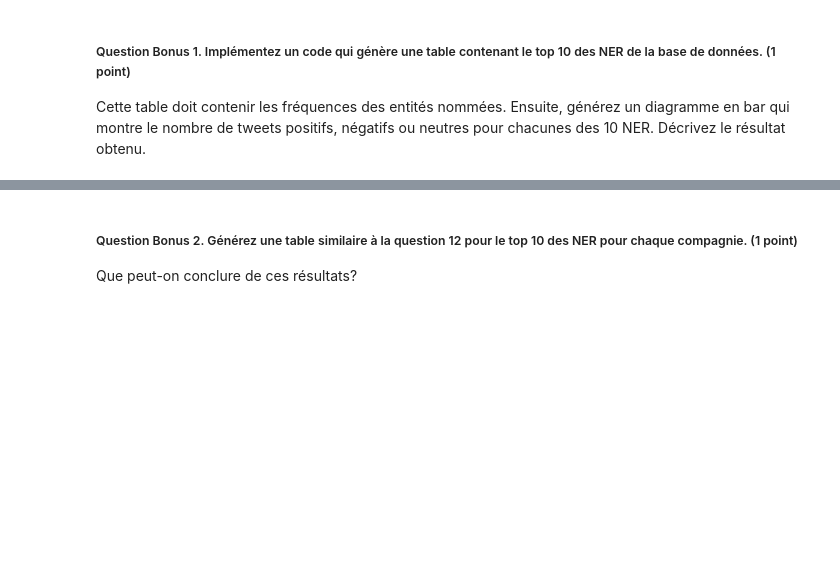
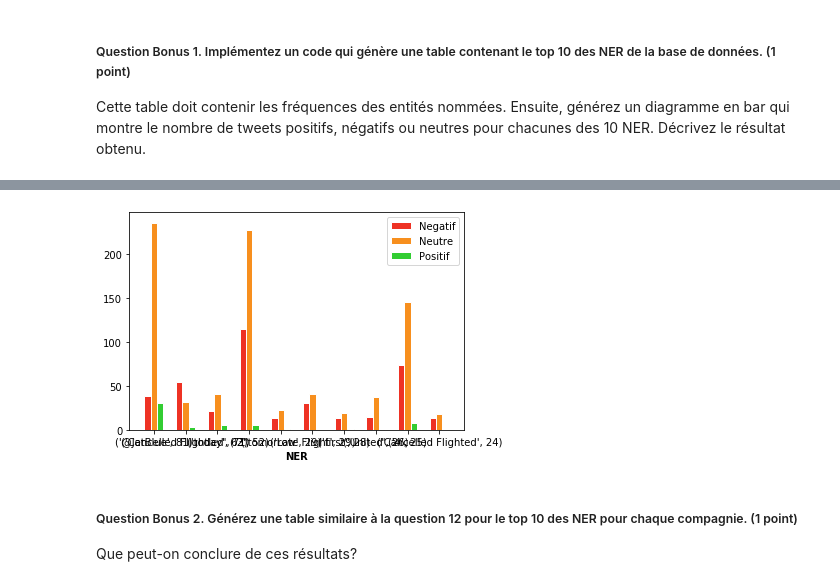
Before and after one commit to Isdriai/INF8111---Fouille-de-donn-es, a Jupyter notebook: 1TP/TP1_INF8111_2019.ipynb, the cells around one changed output, grey strips where cells are left out. Drawn from its saved outputs; the diff is of its cells as text; code cells hidden in the pictures; blank space fills up the shorter version.

```diff
--- a/1TP/TP1_INF8111_2019.ipynb
+++ b/1TP/TP1_INF8111_2019.ipynb
@@ -1007,9 +1016,8 @@ import nltk
 
 
 #before using pos_tag function, you have to tokenize the sentence.
-s = ['I', 'am',  'white', '!']
+s = ['The', 'cat', 'is',  'white', '!']
 r=nltk.pos_tag(s,tagset='universal')
-r[0][1]
 # %% [markdown]
 ##### Question 12. Implémentez un code qui collecte les 10 termes les plus fréquents pour chaque compagnie aérienne. (2 Pts)
 
@@ -1111,0 +1140,95 @@ def NER_DB(tweets):
+# %%
+import spacy
+
+nlp = spacy.load("en_core_web_sm")
+
+a= ["@virgin I hate you Apple","@aircanada offers tickets U.K. for @ladygaga concerts",
+    "@virgin is cooperating with @airamerica on an incident on the boeing 747",
+    "Apple is looking at buying U.K. startup for $1 billion"]
+
+list_NER10={}
+def analyze_NER(a):
+
+
+
+    list_NER={}
+    list_NER_occ={}
+    results=[]
+    i=0
+
+
+    for tweet in a:
+
+        tokens = nlp(tweet)
+        NER=tokens.ents
+        #print(NER)
+        for ner in NER:
+            ner=str(ner)
+            if(ner!="#"):
+                if ner in list_NER_occ:
+                    list_NER_occ[ner]=list_NER_occ[ner]+1
+                else:
+                    list_NER_occ[ner]=1
+    #print(list_NER_occ)
+    import operator
+    sorted_dictionary = sorted(list_NER_occ.items(), key=operator.itemgetter(1),reverse=True)
+    #print(sorted_dictionary[1][0])
+    return(sorted_dictionary[:10])
+
+
+
+#analyze_NER(train_X)
+
+#print(len(analyze_account(train_X)))
+#https://chrisalbon.com/python/data_visualization/matplotlib_grouped_bar_plot/
+res=analyze_NER(test_X)
+print(res)
+
+result_test=extract_sentiment()
+
+#print(result_test)
+Negatif=[0]*10
+Neutre=[0]*10
+Positif=[0]*10
+
+#result_test=extract_sentiment()
+
+print(result_test)
+i=0
+for ner,b in res:
+    j=0
+    for tweet in test_X:
+        #print(tweet)
+        if ner in tweet:
+            if(result_test[j])==0:
+                Negatif[i]=Negatif[i]+1
+            if(result_test[j])==1:
+                Neutre[i]=Neutre[i]+1
+            if(result_test[j])==2:
+                Positif[i]=Positif[i]+1
+        j=j+1
+    i=i+1
+
+print(Negatif)
+print(Neutre)
+print(Positif)
+
+import matplotlib.pyplot as plt
+import numpy as np
+
+barWidth=0.2
+
+r1=np.arange(len(Negatif))
+r2=[x+barWidth for x in r1]
+r3=[x+barWidth for x in r2]
+
+plt.bar(r1, Negatif, color='#EE3224', width=barWidth, edgecolor='white', label='Negatif')
+plt.bar(r2, Neutre, color='#F78F1E', width=barWidth, edgecolor='white', label='Neutre')
+plt.bar(r3, Positif, color='#32CD32', width=barWidth, edgecolor='white', label='Positif')
+
+plt.xlabel('NER', fontweight='bold')
+plt.xticks([r + barWidth for r in range(len(Negatif))], analyze_NER(test_X))
+plt.rcParams["figure.figsize"]=[30,15]
+plt.legend()
+plt.show()
+# %% [output]
@@ -1112,3 +1240,4 @@ def NER_DB(tweets):
+[figure, added]
 # %% [markdown]
 ##### Question Bonus 2. Générez une table similaire à la question 12 pour le top 10 des NER pour chaque compagnie. (1 point)
 
```
Also changed, not shown: parts of 9 cells of this notebook.
